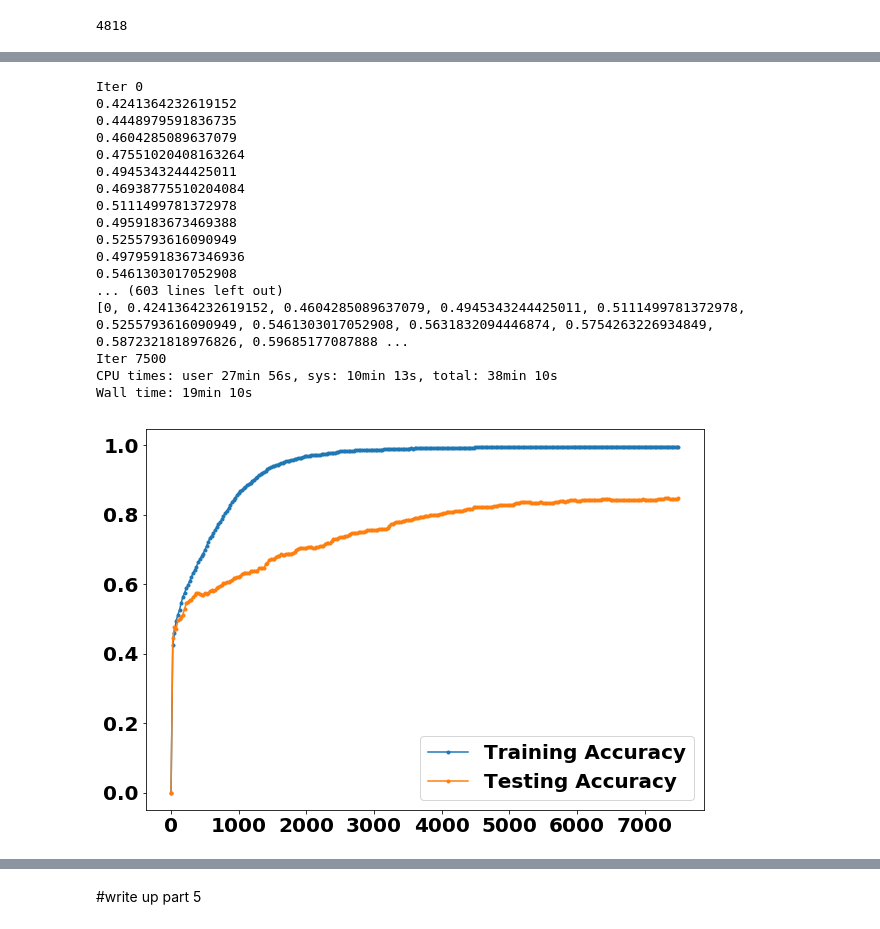
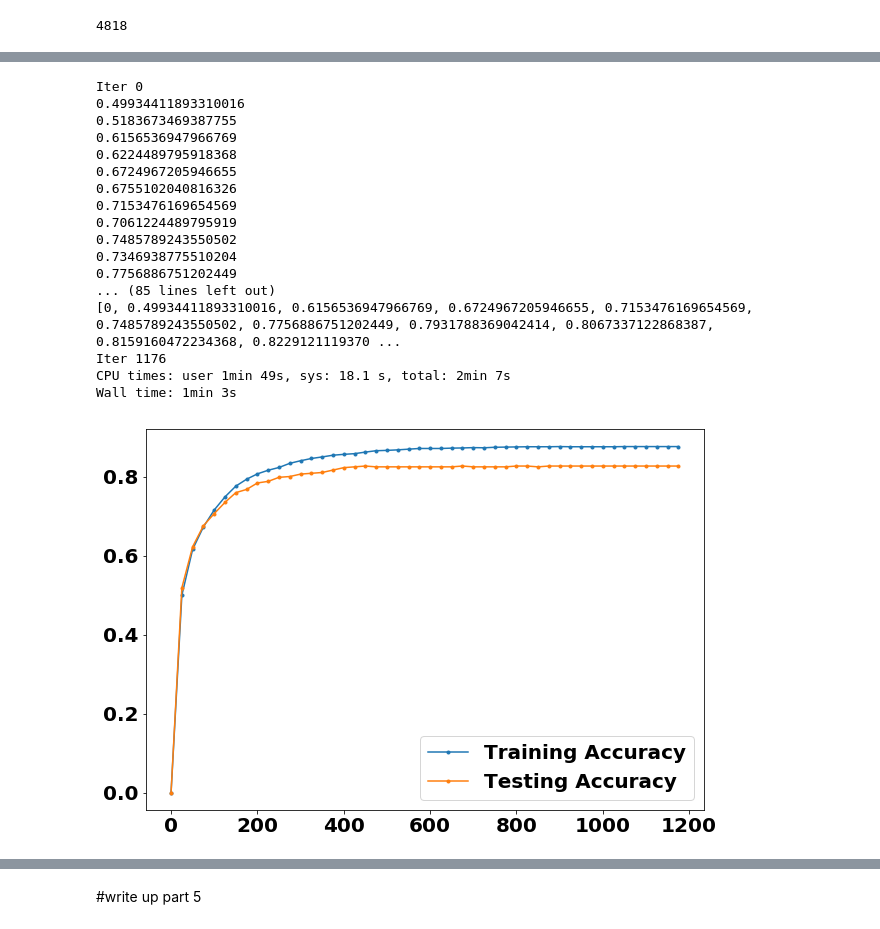
Before and after one commit to Naireen/CSC411, a Jupyter notebook: A3/LogisticRegression.ipynb, the cells around one changed output, grey strips where cells are left out. Cells and saved outputs as stored; diff of their text form; code cells hidden in the pictures.

```diff
--- a/A3/LogisticRegression.ipynb
+++ b/A3/LogisticRegression.ipynb
@@ -111,13 +130,16 @@ def grad_descent(f, df, x, y, reg, init_t, alpha, EPS=1e-4):
 # %%
 #assume here that x is already flattened
-def f(x, y, theta, reg):
+def f_l1(x, y, theta, reg):
     bias = np.ones( (1, x.shape[0])).T
     x = np.vstack( (bias.T, x.T))
-    #print( np.sum(theta**2))
-    return np.sum((y - np.dot(theta.T, x))**2) + reg*np.sum(theta**2)
+    val = softmax(np.dot(theta.T, x))
+    vals =  np.sum((y - np.log(val)) - (1.-y)*np.log(1-val)) + reg*np.sum(theta)
+    return vals
 
-def df(x, y, theta ,reg):
+def df_l1(x, y, theta ,reg):
     bias = np.ones( (1, x.shape[0])).T
     x = np.vstack( (bias.T, x.T))
-    #print( np.sum(theta) )
-    return -2*np.sum((y-np.dot(theta.T, x))*x, 1) + 2.*reg*theta
+    val = softmax(np.dot(theta.T, x)) - y
+    val = np.dot(val, x.T)
+    val += reg
+    return val
@@ -141,7 +150,7 @@ theta0 = np.random.random((len(unique_keys)+1))*5
 theta0 = np.ones_like(theta0)
 # %%
 %%time
-theta = grad_descent(f, df, train_feats, trainY,0.15,  theta0, 0.0005, EPS=5e-4)
+theta = grad_descent(f_log, df_log, train_feats, trainY,0.15,  theta0, 0.0005, EPS=5e-4)
 # %% [output]
 0.15
 Iter 0
@@ -180,7 +187,7 @@ def track_grad_descent(f, df, x, y,reg, init_t, alpha, EPS=1e-4):
     prev_t = init_t-10*EPS
     t = init_t.copy()
     #times = np.linspace()
-    max_iter = 7500
+    max_iter = 2500
     iter  = 0
     thresh = 25
     iterations = np.arange(max_iter//thresh +1)*thresh
@@ -201,15 +208,9 @@ def track_grad_descent(f, df, x, y,reg, init_t, alpha, EPS=1e-4):
             preds_binary[preds>0.5] = 1
             val = len(np.where(trainY ==preds_binary)[0])/ float(trainY.shape[0])
             print(val)
-            #print(learn_train[:], print(type(learn_train)))
-            #print(learn_train, counter)
-            #learn_train[:] = val
+
             learn_train.append(val)
-            #learn_train = val
-            #learn_train[0] = val
-            #print(learn_train)
 
-            #validationscores
             valid_data_ones = np.concatenate((np.ones((1, valid_feats.shape[0])).T, valid_feats), axis = 1)
             preds = np.dot( valid_data_ones, prev_t)
             preds_binary= np.zeros_like(preds)
@@ -228,28 +229,28 @@ def track_grad_descent(f, df, x, y,reg, init_t, alpha, EPS=1e-4):
     return t, learn_train, learn_valid
 # %%
 %%time
-#done with l2 error function
+#done with l2 regularization
 np.random.seed(0)
 theta0 = np.random.random((len(unique_keys)+1))
-theta, train_learn, valid_learn = track_grad_descent(f, df, train_feats, trainY, 2, theta0, 0.0001, EPS=5e-4)
+theta, train_learn, valid_learn = track_grad_descent(f_log, df_log, train_feats, trainY, 5, theta0, 0.0005, EPS=5e-4)
 # %% [output]
 Iter 0
-0.4241364232619152
-0.4448979591836735
-0.4604285089637079
-0.47551020408163264
-0.4945343244425011
-0.46938775510204084
-0.5111499781372978
-0.4959183673469388
-0.5255793616090949
-0.49795918367346936
-0.5461303017052908
-... (603 lines left out)
-[0, 0.4241364232619152, 0.4604285089637079, 0.4945343244425011, 0.5111499781372978, 0.5255793616090949, 0.5461303017052908, 0.5631832094446874, 0.5754263226934849, 0.5872321818976826, 0.59685177087888 ...
-Iter 7500
-CPU times: user 27min 56s, sys: 10min 13s, total: 38min 10s
-Wall time: 19min 10s
+0.49934411893310016
+0.5183673469387755
+0.6156536947966769
+0.6224489795918368
+0.6724967205946655
+0.6755102040816326
+0.7153476169654569
+0.7061224489795919
+0.7485789243550502
+0.7346938775510204
+0.7756886751202449
+... (85 lines left out)
+[0, 0.49934411893310016, 0.6156536947966769, 0.6724967205946655, 0.7153476169654569, 0.7485789243550502, 0.7756886751202449, 0.7931788369042414, 0.8067337122868387, 0.8159160472234368, 0.8229121119370 ...
+Iter 1176
+CPU times: user 1min 49s, sys: 18.1 s, total: 2min 7s
+Wall time: 1min 3s
 # %%
 import matplotlib
 from matplotlib import pyplot as plt
@@ -259,15 +260,15 @@ font = {'family' : 'normal',
 #matplotlib.rc('text', usetex=True)
 matplotlib.rc('font', **font)
 # %%
-iterations = np.arange(7500//25 +1)*25
+iterations = np.arange(1176//25 +1)*25
 
 
 plt.figure(figsize = (10, 7))
 plt.plot(iterations, train_learn, marker = ".", label = "Training Accuracy")
 plt.plot(iterations, valid_learn, marker = ".", label = "Testing Accuracy")
 
 plt.legend()
 plt.show()
 #print(train_learn)
 # %% [output]
-[figure, old version]
+[figure, new version]
```
Also changed, not shown: parts of 7 cells of this notebook, 1 other file.
